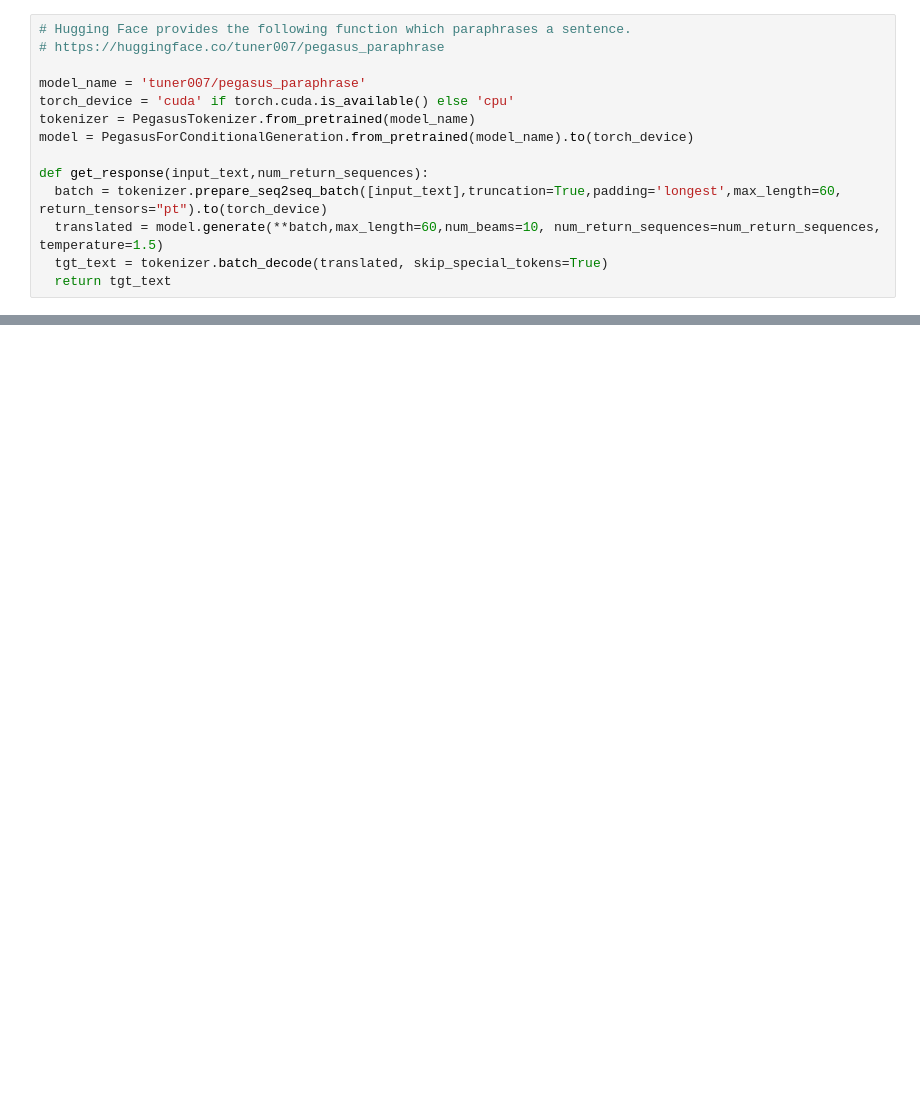
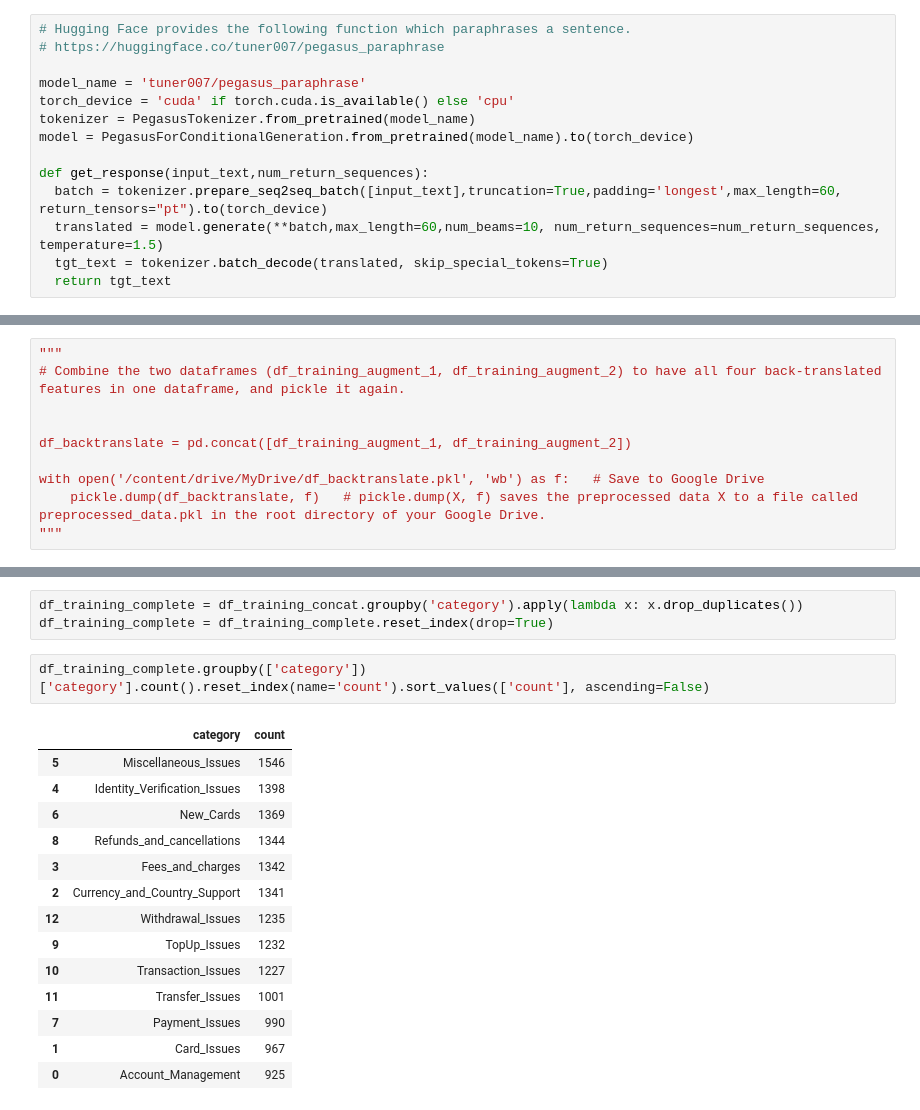
Before and after one commit to sjung-stat/Customer-Support-Chat-Intent-Classification, a Jupyter notebook: Data Preprocessing.ipynb, the cells around one changed output, grey strips where cells are left out. Saved outputs shown, nothing was run; the diff lists cells and outputs as text; blank space fills up the shorter version.

```diff
--- a/Data Preprocessing.ipynb
+++ b/Data Preprocessing.ipynb
@@ -1112,0 +555,10 @@ array([0.85759602, 0.87377708, 1.26300505, 1.10262346, 0.93871997,
+# %%
+"""
+# Combine the two dataframes (df_training_augment_1, df_training_augment_2) to have all four back-translated features in one dataframe, and pickle it again.
+
+
+df_backtranslate = pd.concat([df_training_augment_1, df_training_augment_2])
+
+with open('/content/drive/MyDrive/df_backtranslate.pkl', 'wb') as f:   # Save to Google Drive
+    pickle.dump(df_backtranslate, f)   # pickle.dump(X, f) saves the preprocessed data X to a file called preprocessed_data.pkl in the root directory of your Google Drive.
+"""
@@ -1112,0 +641,20 @@ array([0.85759602, 0.87377708, 1.26300505, 1.10262346, 0.93871997,
+# %%
+df_training_complete = df_training_concat.groupby('category').apply(lambda x: x.drop_duplicates())
+df_training_complete = df_training_complete.reset_index(drop=True)
+# %%
+df_training_complete.groupby(['category'])['category'].count().reset_index(name='count').sort_values(['count'], ascending=False)
+# %% [output]
+|  | category | count |
+| 5 | Miscellaneous_Issues | 1546 |
+| 4 | Identity_Verification_Issues | 1398 |
+| 6 | New_Cards | 1369 |
+| 8 | Refunds_and_cancellations | 1344 |
+| 3 | Fees_and_charges | 1342 |
+| 2 | Currency_and_Country_Support | 1341 |
+| 12 | Withdrawal_Issues | 1235 |
+| 9 | TopUp_Issues | 1232 |
+| 10 | Transaction_Issues | 1227 |
+| 11 | Transfer_Issues | 1001 |
+| 7 | Payment_Issues | 990 |
+| 1 | Card_Issues | 967 |
+| 0 | Account_Management | 925 |
```
Also changed, not shown: parts of 148 cells of this notebook.
